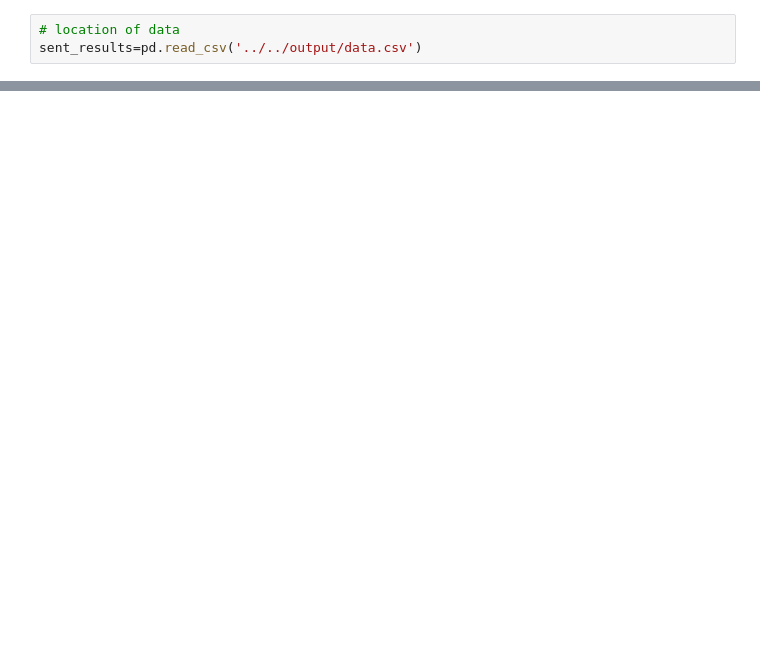
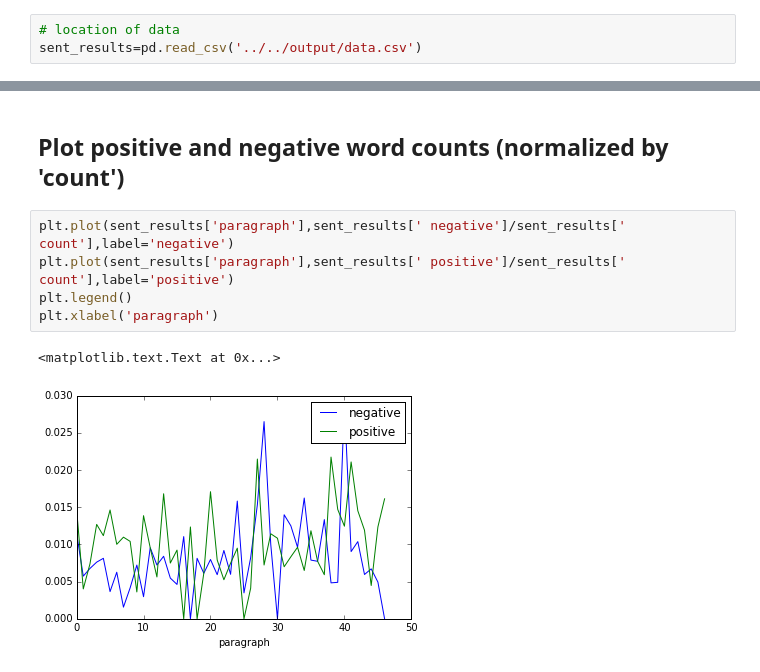
Before and after one commit to djq/flann, a Jupyter notebook: preparation/notebooks/Sentiment Analysis.ipynb, the cells around one changed output, grey strips where cells are left out. Saved outputs shown, nothing was run; the diff lists cells and outputs as text; blank space fills up the shorter version.

```diff
--- a/preparation/notebooks/Sentiment Analysis.ipynb
+++ b/preparation/notebooks/Sentiment Analysis.ipynb
@@ -25,0 +88,10 @@ plt.ylabel('polarity')
+# %% [markdown]
+## Plot positive and negative word counts (normalized by 'count')
+# %%
+plt.plot(sent_results['paragraph'],sent_results[' negative']/sent_results[' count'],label='negative')
+plt.plot(sent_results['paragraph'],sent_results[' positive']/sent_results[' count'],label='positive')
+plt.legend()
+plt.xlabel('paragraph')
+# %% [output]
+<matplotlib.text.Text at 0x...>
+[figure, added]
```
Also changed, not shown: parts of 10 cells of this notebook, 1 other file.
